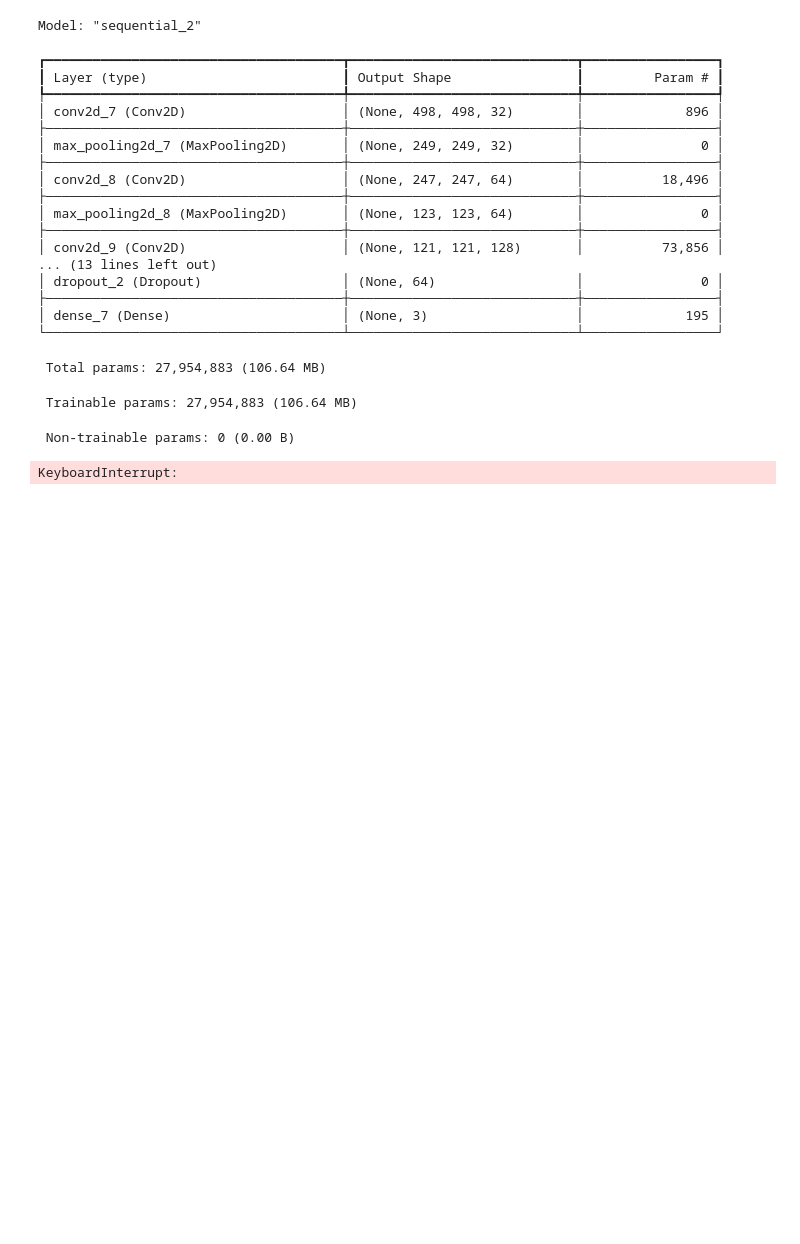
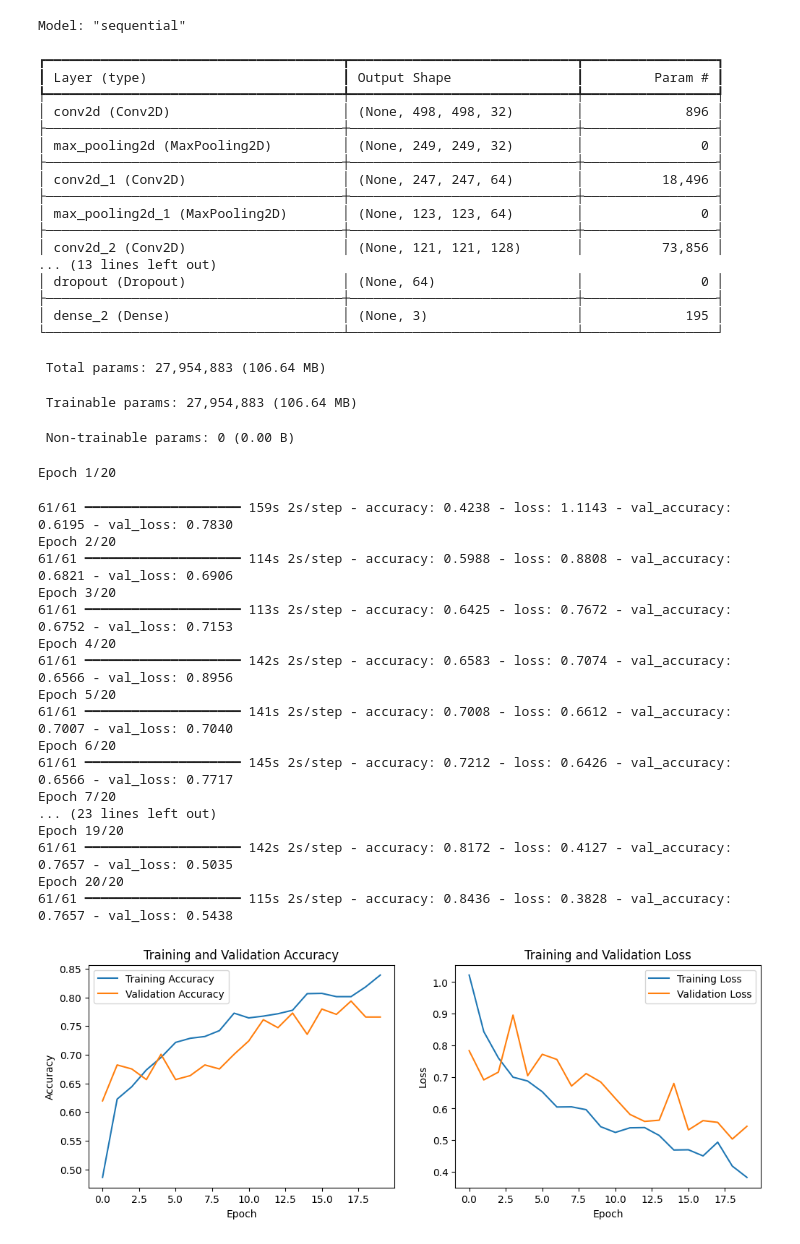
Before and after one commit to abbeymars/AbigailMarsella-AER850Project2, a Jupyter notebook: Project2.ipynb, the cells around one changed output. Cells and saved outputs as stored; diff of their text form; code cells hidden in the pictures; blank space fills up the shorter version.

Commit message:
run w/ 20 epoch

```diff
--- a/Project2.ipynb
+++ b/Project2.ipynb
@@ -12,6 +12,8 @@ from tensorflow.keras import datasets, layers, models
 from tensorflow.keras.layers import Conv2D, MaxPooling2D, Flatten, Dense, Dropout
 from keras import layers
 import matplotlib.pyplot as plt
+import shutil
+from google.colab import drive
 
 
 #Step 1: Data Processing
@@ -23,25 +25,30 @@ batch_size = 32
 from google.colab import drive
 drive.mount('/content/drive') #mount google drive
 data_path = '/content/drive/My Drive/AER850Proj2/Data'  # Path to unzipped data folder
-
+#Path to the dataset folder in Google Drive
+source_path = '/content/drive/My Drive/AER850Proj2/Data'
+#Destination path in Colab
+destination_path = '/content/Data'
+#Copy the entire dataset folder
+shutil.copytree(source_path, destination_path)
 #establish train, validation, and test directories
-train = os.path.join(data_path, 'train')
-validation = os.path.join(data_path, 'valid')
-test = os.path.join(data_path, 'test')
+train = os.path.join(destination_path, 'train')
+validation = os.path.join(destination_path, 'valid')
+test = os.path.join(destination_path, 'test')
 #verify data paths are set correctly
 print("Training directory:", train)
 print("Validation directory:", validation)
 print("Test directory:", test)
 
 #1.3 Perform Data Augementation
-# Training data
+#Training data
 train_data = ImageDataGenerator(
     rescale=1/255, #scale pixel values from [0, 255] to [0, 1]
     shear_range=0.2, #shear intensity
     zoom_range=0.2, #zoom range
     horizontal_flip=True #randomly flip images horizontally
 )
-# Validation data (note: apply only rescaling for validation)
+#Validation data (note: apply only rescaling for validation)
 validation_data = ImageDataGenerator(
     rescale=1/255 #scale pixel values from [0, 255] to [0, 1]
 )
@@ -147,26 +154,44 @@ Test directory: /content/drive/My Drive/AER850Proj2/Data/test
 Found 1942 images belonging to 3 classes.
 Found 431 images belonging to 3 classes.
 Class indices: {'crack': 0, 'missing-head': 1, 'paint-off': 2}
 Class indices: {'crack': 0, 'missing-head': 1, 'paint-off': 2}
-Model: "sequential_2"
+Model: "sequential"
 ┏━━━━━━━━━━━━━━━━━━━━━━━━━━━━━━━━━━━━━━┳━━━━━━━━━━━━━━━━━━━━━━━━━━━━━┳━━━━━━━━━━━━━━━━━┓
 ┃ Layer (type)                         ┃ Output Shape                ┃         Param # ┃
 ┡━━━━━━━━━━━━━━━━━━━━━━━━━━━━━━━━━━━━━━╇━━━━━━━━━━━━━━━━━━━━━━━━━━━━━╇━━━━━━━━━━━━━━━━━┩
-│ conv2d_7 (Conv2D)                    │ (None, 498, 498, 32)        │             896 │
+│ conv2d (Conv2D)                      │ (None, 498, 498, 32)        │             896 │
 ├──────────────────────────────────────┼─────────────────────────────┼─────────────────┤
-│ max_pooling2d_7 (MaxPooling2D)       │ (None, 249, 249, 32)        │               0 │
+│ max_pooling2d (MaxPooling2D)         │ (None, 249, 249, 32)        │               0 │
 ├──────────────────────────────────────┼─────────────────────────────┼─────────────────┤
-│ conv2d_8 (Conv2D)                    │ (None, 247, 247, 64)        │          18,496 │
+│ conv2d_1 (Conv2D)                    │ (None, 247, 247, 64)        │          18,496 │
 ├──────────────────────────────────────┼─────────────────────────────┼─────────────────┤
-│ max_pooling2d_8 (MaxPooling2D)       │ (None, 123, 123, 64)        │               0 │
+│ max_pooling2d_1 (MaxPooling2D)       │ (None, 123, 123, 64)        │               0 │
 ├──────────────────────────────────────┼─────────────────────────────┼─────────────────┤
-│ conv2d_9 (Conv2D)                    │ (None, 121, 121, 128)       │          73,856 │
+│ conv2d_2 (Conv2D)                    │ (None, 121, 121, 128)       │          73,856 │
 ... (13 lines left out)
-│ dropout_2 (Dropout)                  │ (None, 64)                  │               0 │
+│ dropout (Dropout)                    │ (None, 64)                  │               0 │
 ├──────────────────────────────────────┼─────────────────────────────┼─────────────────┤
-│ dense_7 (Dense)                      │ (None, 3)                   │             195 │
+│ dense_2 (Dense)                      │ (None, 3)                   │             195 │
 └──────────────────────────────────────┴─────────────────────────────┴─────────────────┘
  Total params: 27,954,883 (106.64 MB)
  Trainable params: 27,954,883 (106.64 MB)
  Non-trainable params: 0 (0.00 B)
-KeyboardInterrupt:
+Epoch 1/20
+61/61 ━━━━━━━━━━━━━━━━━━━━ 159s 2s/step - accuracy: 0.4238 - loss: 1.1143 - val_accuracy: 0.6195 - val_loss: 0.7830
+Epoch 2/20
+61/61 ━━━━━━━━━━━━━━━━━━━━ 114s 2s/step - accuracy: 0.5988 - loss: 0.8808 - val_accuracy: 0.6821 - val_loss: 0.6906
+Epoch 3/20
+61/61 ━━━━━━━━━━━━━━━━━━━━ 113s 2s/step - accuracy: 0.6425 - loss: 0.7672 - val_accuracy: 0.6752 - val_loss: 0.7153
+Epoch 4/20
+61/61 ━━━━━━━━━━━━━━━━━━━━ 142s 2s/step - accuracy: 0.6583 - loss: 0.7074 - val_accuracy: 0.6566 - val_loss: 0.8956
+Epoch 5/20
+61/61 ━━━━━━━━━━━━━━━━━━━━ 141s 2s/step - accuracy: 0.7008 - loss: 0.6612 - val_accuracy: 0.7007 - val_loss: 0.7040
+Epoch 6/20
+61/61 ━━━━━━━━━━━━━━━━━━━━ 145s 2s/step - accuracy: 0.7212 - loss: 0.6426 - val_accuracy: 0.6566 - val_loss: 0.7717
+Epoch 7/20
+... (23 lines left out)
+Epoch 19/20
+61/61 ━━━━━━━━━━━━━━━━━━━━ 142s 2s/step - accuracy: 0.8172 - loss: 0.4127 - val_accuracy: 0.7657 - val_loss: 0.5035
+Epoch 20/20
+61/61 ━━━━━━━━━━━━━━━━━━━━ 115s 2s/step - accuracy: 0.8436 - loss: 0.3828 - val_accuracy: 0.7657 - val_loss: 0.5438
+[figure, added]
```
Also changed, not shown: parts of 1 cell of this notebook.
